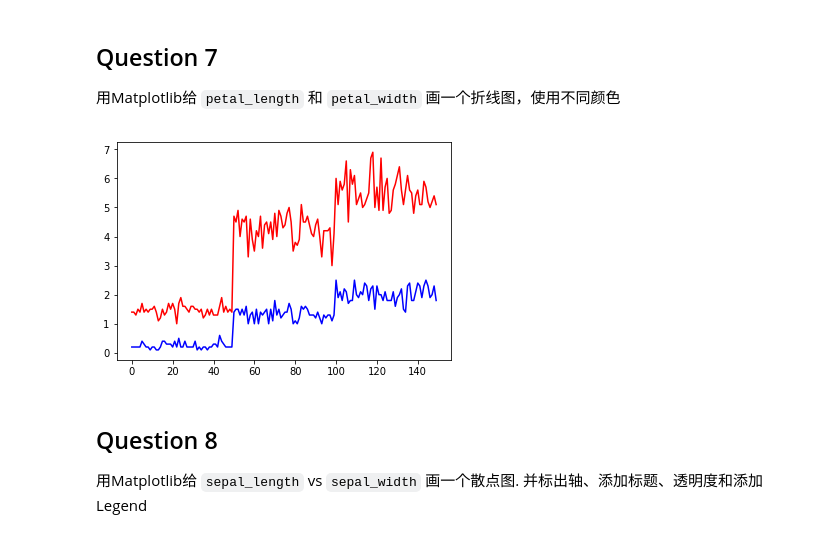
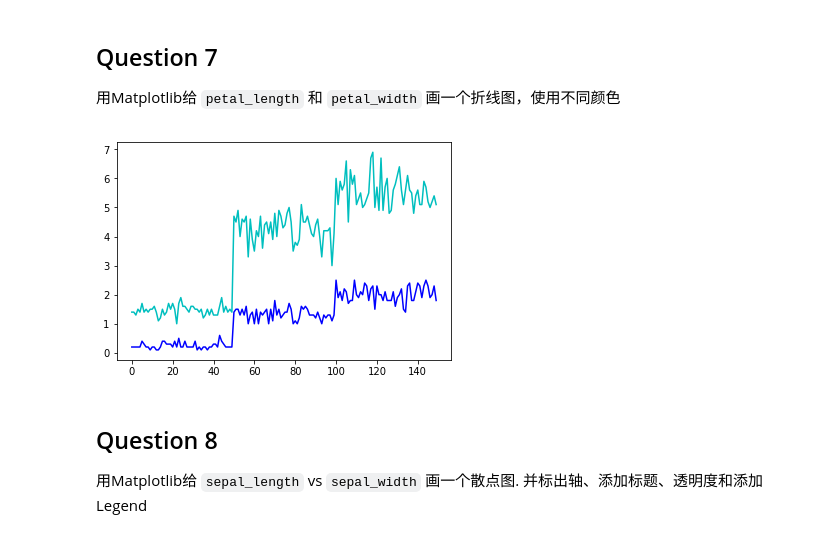
Before and after one commit to GamerNoTitle/Anaconda-and-Function, a Jupyter notebook: Pandas & Matplotlib - Finished.ipynb, the cells around one changed output. Drawn from its saved outputs; the diff is of its cells as text; code cells hidden in the pictures.

Commit message:
Changed the color of Question 7

```diff
--- a/Pandas & Matplotlib - Finished.ipynb
+++ b/Pandas & Matplotlib - Finished.ipynb
@@ -134,11 +134,11 @@ Iris-virginica          6.588        2.974         5.552        2.026
 from matplotlib import pyplot as plt
 %matplotlib inline
 # %%
-plt.plot(data.petal_length,color='r')
+plt.plot(data.petal_length,color='c')
 plt.plot(data.petal_width,color='b')
 plt.show()
 # %% [output]
-[figure, old version]
+[figure, new version]
 # %% [markdown]
 ## Question 8
 
```
